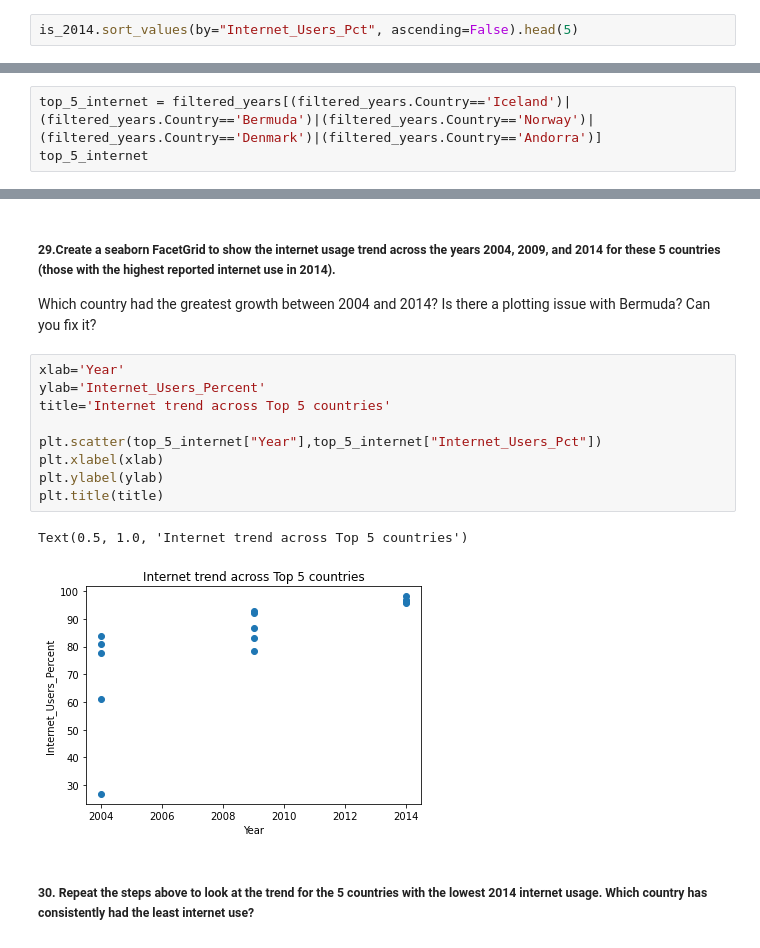
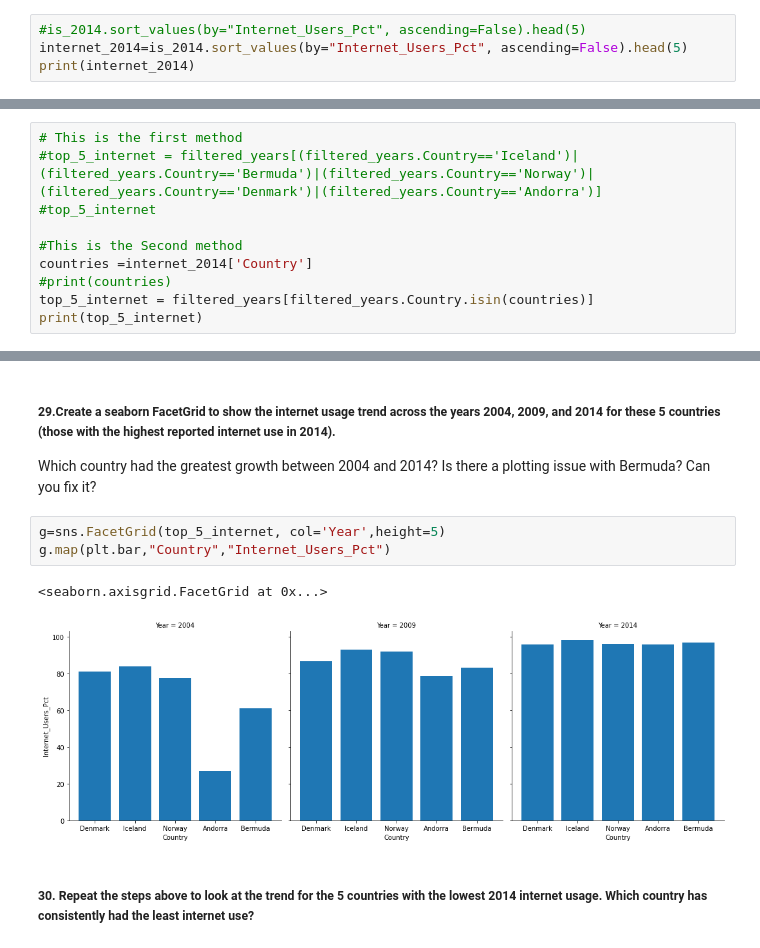
Before and after one commit to dpatelaqua/gdp-and-internet-usage-dpatelaqua_python, a Jupyter notebook: notebook/assignment.ipynb, the cells around one changed output, grey strips where cells are left out. Drawn from its saved outputs; the diff is of its cells as text.

```diff
--- a/notebook/assignment.ipynb
+++ b/notebook/assignment.ipynb
@@ -519,5 +508,7 @@ The Internet_Users_Pct seems to be Bi-modal.
 # %% [markdown]
 ##### 27. What are the top 5 countries in terms of internet use in 2014?
 # %%
-is_2014.sort_values(by="Internet_Users_Pct", ascending=False).head(5)
+#is_2014.sort_values(by="Internet_Users_Pct", ascending=False).head(5)
+internet_2014=is_2014.sort_values(by="Internet_Users_Pct", ascending=False).head(5)
+print(internet_2014)
 # %% [output]
@@ -531,6 +522,13 @@ is_2014.sort_values(by="Internet_Users_Pct", ascending=False).head(5)
 ##### 28. Create a DataFrame called top_5_internet from the combined DataFrame
 that has all three years for the 5 countries that had the greatest 2014 internet usage. You should have 15 rows. Check that this is true.
 # %%
-top_5_internet = filtered_years[(filtered_years.Country=='Iceland')|(filtered_years.Country=='Bermuda')|(filtered_years.Country=='Norway')|(filtered_years.Country=='Denmark')|(filtered_years.Country=='Andorra')]
-top_5_internet
+# This is the first method
+#top_5_internet = filtered_years[(filtered_years.Country=='Iceland')|(filtered_years.Country=='Bermuda')|(filtered_years.Country=='Norway')|(filtered_years.Country=='Denmark')|(filtered_years.Country=='Andorra')]
+#top_5_internet
+
+#This is the Second method
+countries =internet_2014['Country']
+#print(countries)
+top_5_internet = filtered_years[filtered_years.Country.isin(countries)]
+print(top_5_internet)
 # %% [output]
@@ -553,17 +551,11 @@ top_5_internet
 # %% [markdown]
 ##### 29.Create a seaborn FacetGrid to show the internet usage trend across the years 2004, 2009, and 2014 for these 5 countries (those with the highest reported internet use in 2014).
 Which country had the greatest growth between 2004 and 2014? Is there a plotting issue with Bermuda? Can you fix it?
-# %%
-xlab='Year'
-ylab='Internet_Users_Percent'
-title='Internet trend across Top 5 countries'
-
-plt.scatter(top_5_internet["Year"],top_5_internet["Internet_Users_Pct"])
-plt.xlabel(xlab)
-plt.ylabel(ylab)
-plt.title(title)
-# %% [output]
-Text(0.5, 1.0, 'Internet trend across Top 5 countries')
-[figure, removed]
+# %%
+g=sns.FacetGrid(top_5_internet, col='Year',height=5)
+g.map(plt.bar,"Country","Internet_Users_Pct")
+# %% [output]
+<seaborn.axisgrid.FacetGrid at 0x...>
+[figure, added]
 # %% [markdown]
 ##### 30. Repeat the steps above to look at the trend for the 5 countries with the lowest 2014 internet usage. Which country has consistently had the least internet use?
```
Also changed, not shown: parts of 15 cells of this notebook.
